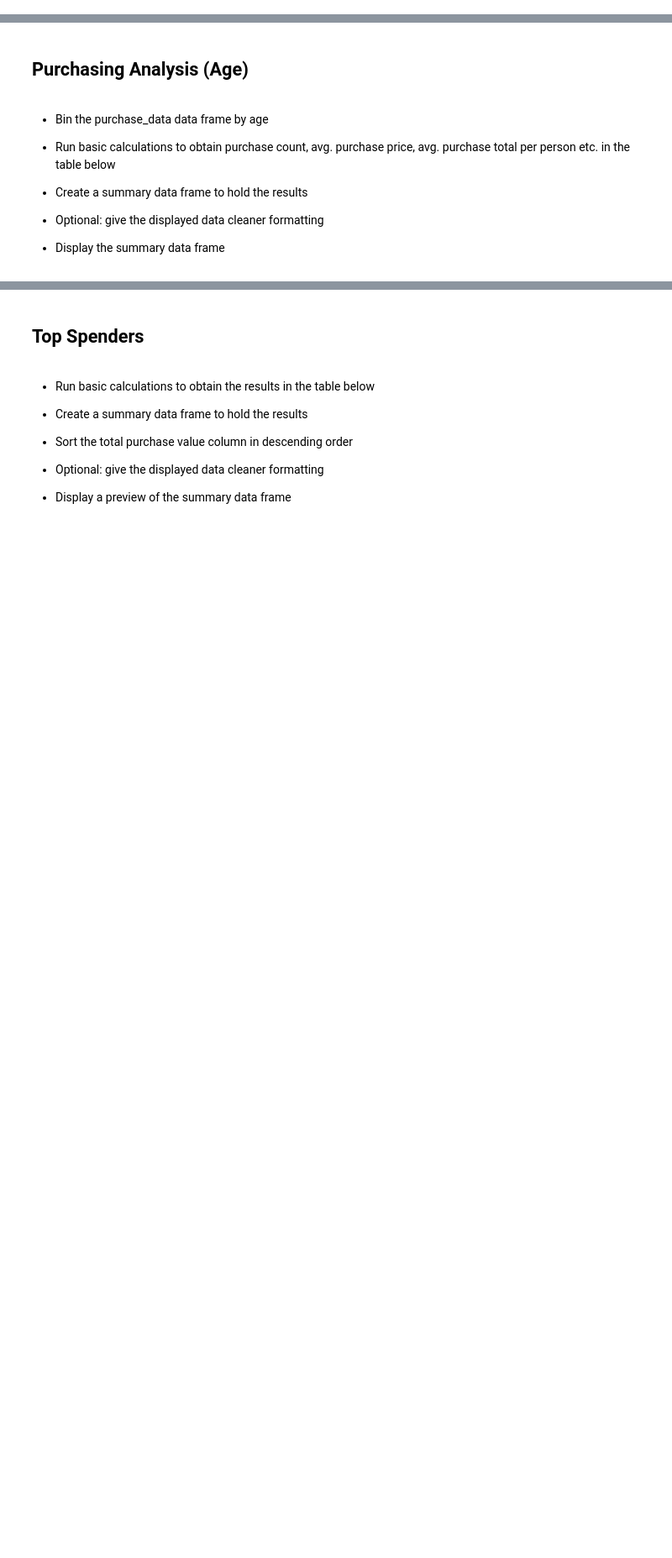
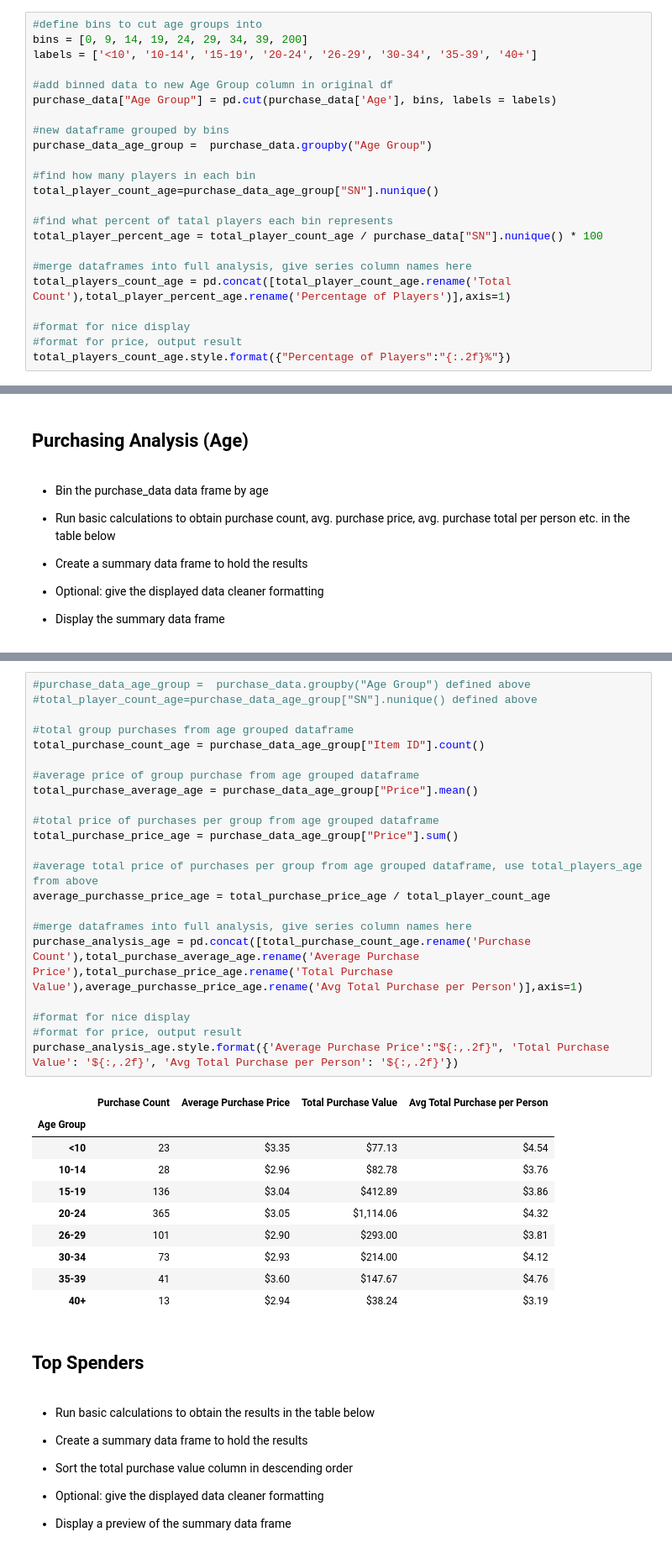
Before and after one commit to Adam-Forest/Unit-4-Pandas, a Jupyter notebook: HeroesOfPymoli/HeroesOfPymoli.ipynb, the cells around one changed output, grey strips where cells are left out. Shown: that part at 84% size. Saved outputs shown, nothing was run; the diff lists cells and outputs as text; blank space fills up the shorter version.

```diff
--- a/HeroesOfPymoli/HeroesOfPymoli.ipynb
+++ b/HeroesOfPymoli/HeroesOfPymoli.ipynb
@@ -175,0 +179,23 @@ total_player_count_gender.sort_values(["Total Player Count"], ascending = False)
+# %%
+#define bins to cut age groups into
+bins = [0, 9, 14, 19, 24, 29, 34, 39, 200]
+labels = ['<10', '10-14', '15-19', '20-24', '26-29', '30-34', '35-39', '40+']
+
+#add binned data to new Age Group column in original df
+purchase_data["Age Group"] = pd.cut(purchase_data['Age'], bins, labels = labels)
+
+#new dataframe grouped by bins
+purchase_data_age_group =  purchase_data.groupby("Age Group")
+
+#find how many players in each bin
+total_player_count_age=purchase_data_age_group["SN"].nunique()
+
+#find what percent of tatal players each bin represents
+total_player_percent_age = total_player_count_age / purchase_data["SN"].nunique() * 100
+
+#merge dataframes into full analysis, give series column names here
+total_players_count_age = pd.concat([total_player_count_age.rename('Total Count'),total_player_percent_age.rename('Percentage of Players')],axis=1)
+
+#format for nice display
+#format for price, output result
+total_players_count_age.style.format({"Percentage of Players":"{:.2f}%"})
@@ -203,3 +229,36 @@ total_player_count_gender.sort_values(["Total Player Count"], ascending = False)
+# %%
+#purchase_data_age_group =  purchase_data.groupby("Age Group") defined above
+#total_player_count_age=purchase_data_age_group["SN"].nunique() defined above
+
+#total group purchases from age grouped dataframe
+total_purchase_count_age = purchase_data_age_group["Item ID"].count()
+
+#average price of group purchase from age grouped dataframe
+total_purchase_average_age = purchase_data_age_group["Price"].mean()
+
+#total price of purchases per group from age grouped dataframe
+total_purchase_price_age = purchase_data_age_group["Price"].sum()
+
+#average total price of purchases per group from age grouped dataframe, use total_players_age from above
+average_purchasse_price_age = total_purchase_price_age / total_player_count_age
+
+#merge dataframes into full analysis, give series column names here
+purchase_analysis_age = pd.concat([total_purchase_count_age.rename('Purchase Count'),total_purchase_average_age.rename('Average Purchase Price'),total_purchase_price_age.rename('Total Purchase Value'),average_purchasse_price_age.rename('Avg Total Purchase per Person')],axis=1)
+
+#format for nice display
+#format for price, output result
+purchase_analysis_age.style.format({'Average Purchase Price':"${:,.2f}", 'Total Purchase Value': '${:,.2f}', 'Avg Total Purchase per Person': '${:,.2f}'})
+# %% [output]
+|  | Purchase Count | Average Purchase Price | Total Purchase Value | Avg Total Purchase per Person |
+| Age Group |  |  |  |  |
+| <10 | 23 | $3.35 | $77.13 | $4.54 |
+| 10-14 | 28 | $2.96 | $82.78 | $3.76 |
+| 15-19 | 136 | $3.04 | $412.89 | $3.86 |
+| 20-24 | 365 | $3.05 | $1,114.06 | $4.32 |
+| 26-29 | 101 | $2.90 | $293.00 | $3.81 |
+| 30-34 | 73 | $2.93 | $214.00 | $4.12 |
+| 35-39 | 41 | $3.60 | $147.67 | $4.76 |
+| 40+ | 13 | $2.94 | $38.24 | $3.19 |
 # %% [markdown]
 ## Top Spenders
 # %% [markdown]
```
Also changed, not shown: parts of 13 cells of this notebook.
